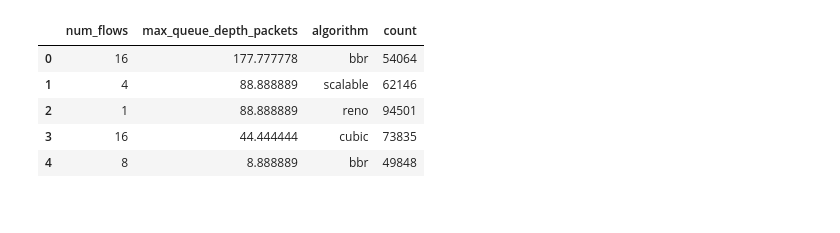
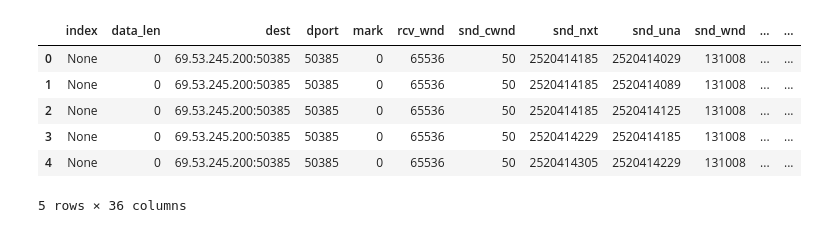
Before and after one commit to brucespang/ifip21-buffer-sizing, a Jupyter notebook: notebooks/Figure 7.ipynb, the cells around one changed output. Cells and saved outputs as stored; diff of their text form; code cells hidden in the pictures.

```diff
--- a/notebooks/Figure 7.ipynb
+++ b/notebooks/Figure 7.ipynb
@@ -11,21 +11,21 @@ width = 7.141
 matplotlib.rcParams['figure.figsize'] = (width, width*1/3)
 # %%
 df = pd.read_sql("""
-select num_flows, max_queue_depth_packets, algorithm, count(*)
-from traces
+select * from traces
 inner join experiments on experiments.id = traces.experiment_id
 where note in ('postcard', 'postcard-ecn', 'postcard-reno')
-and algorithm in ('reno', 'scalable', 'cubic', 'bbr')
+and algorithm = 'reno'
 and action = 'drop'
-group by 1,2,3
+and max_queue_depth_cells = 18675
 """, con)
 df.head()
 # %% [output]
-|  | num_flows | max_queue_depth_packets | algorithm | count |
-| 0 | 16 | 177.777778 | bbr | 54064 |
-| 1 | 4 | 88.888889 | scalable | 62146 |
-| 2 | 1 | 88.888889 | reno | 94501 |
-| 3 | 16 | 44.444444 | cubic | 73835 |
-| 4 | 8 | 8.888889 | bbr | 49848 |
+|  | index | data_len | dest | dport | mark | rcv_wnd | snd_cwnd | snd_nxt | snd_una | snd_wnd | ... | ... |
+| 0 | None | 0 | 69.53.245.200:50385 | 50385 | 0 | 65536 | 50 | 2520414185 | 2520414029 | 131008 | ... | ... |
+| 1 | None | 0 | 69.53.245.200:50385 | 50385 | 0 | 65536 | 50 | 2520414185 | 2520414089 | 131008 | ... | ... |
+| 2 | None | 0 | 69.53.245.200:50385 | 50385 | 0 | 65536 | 50 | 2520414185 | 2520414125 | 131008 | ... | ... |
+| 3 | None | 0 | 69.53.245.200:50385 | 50385 | 0 | 65536 | 50 | 2520414229 | 2520414185 | 131008 | ... | ... |
+| 4 | None | 0 | 69.53.245.200:50385 | 50385 | 0 | 65536 | 50 | 2520414305 | 2520414229 | 131008 | ... | ... |
+5 rows × 36 columns
 # %%
 bdp = 166
```
Also changed, not shown: parts of 1 cell of this notebook, 46 other files.
